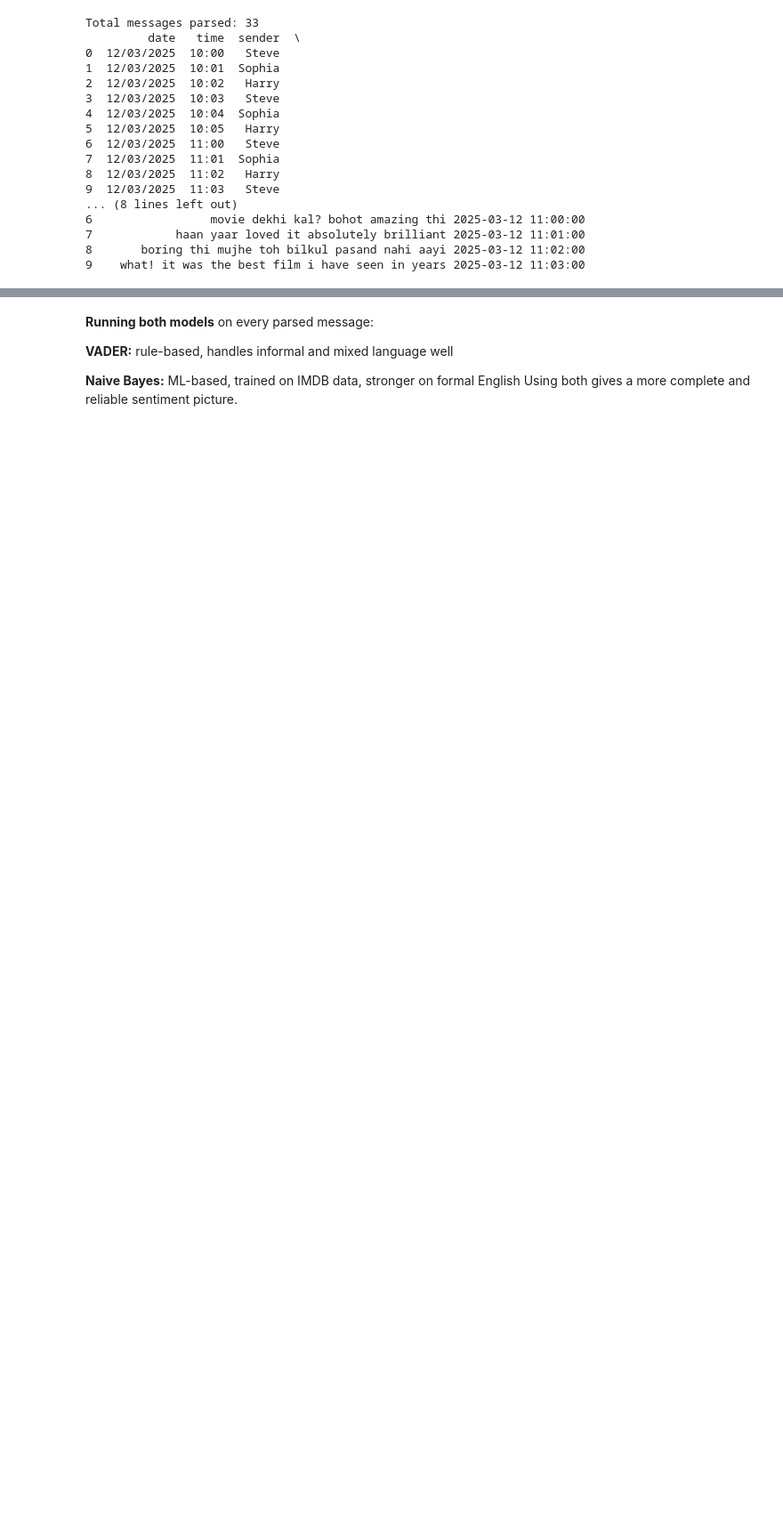
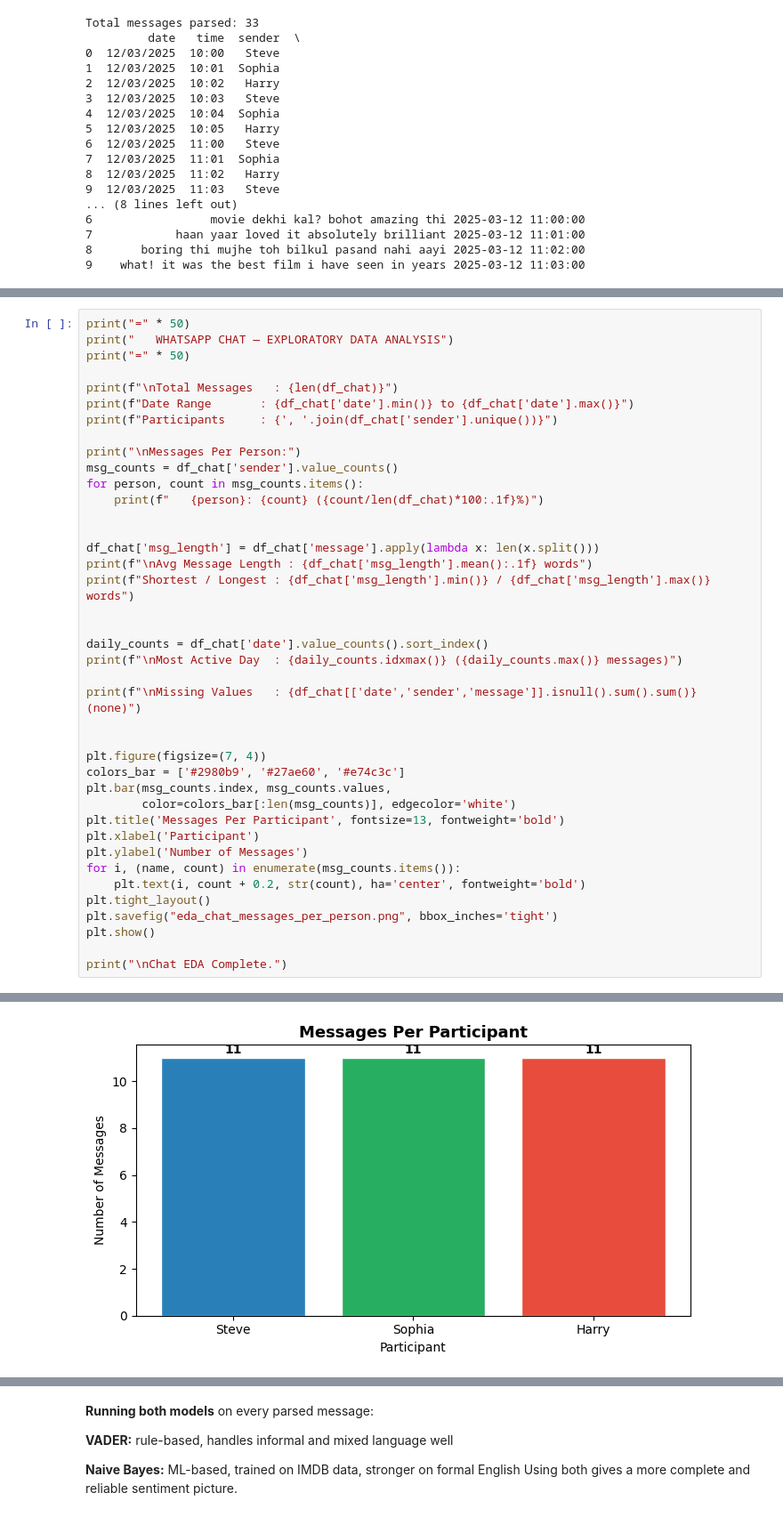
Before and after one commit to BilalAS173/whatsapp-mood-analyzer, a Jupyter notebook: Whatsapp_Mood_Analyzer.ipynb, the cells around one changed output, grey strips where cells are left out. Shown at 89% size. Drawn from its saved outputs; the diff is of its cells as text; blank space fills up the shorter version.

```diff
--- a/Whatsapp_Mood_Analyzer.ipynb
+++ b/Whatsapp_Mood_Analyzer.ipynb
@@ -370,0 +378,41 @@ Total messages parsed: 33
+# %%
+print("=" * 50)
+print("   WHATSAPP CHAT — EXPLORATORY DATA ANALYSIS")
+print("=" * 50)
+
+print(f"\nTotal Messages   : {len(df_chat)}")
+print(f"Date Range       : {df_chat['date'].min()} to {df_chat['date'].max()}")
+print(f"Participants     : {', '.join(df_chat['sender'].unique())}")
+
+print("\nMessages Per Person:")
+msg_counts = df_chat['sender'].value_counts()
+for person, count in msg_counts.items():
+    print(f"   {person}: {count} ({count/len(df_chat)*100:.1f}%)")
+
+
+df_chat['msg_length'] = df_chat['message'].apply(lambda x: len(x.split()))
+print(f"\nAvg Message Length : {df_chat['msg_length'].mean():.1f} words")
+print(f"Shortest / Longest : {df_chat['msg_length'].min()} / {df_chat['msg_length'].max()} words")
+
+
+daily_counts = df_chat['date'].value_counts().sort_index()
+print(f"\nMost Active Day  : {daily_counts.idxmax()} ({daily_counts.max()} messages)")
+
+print(f"\nMissing Values   : {df_chat[['date','sender','message']].isnull().sum().sum()} (none)")
+
+
+plt.figure(figsize=(7, 4))
+colors_bar = ['#2980b9', '#27ae60', '#e74c3c']
+plt.bar(msg_counts.index, msg_counts.values,
+        color=colors_bar[:len(msg_counts)], edgecolor='white')
+plt.title('Messages Per Participant', fontsize=13, fontweight='bold')
+plt.xlabel('Participant')
+plt.ylabel('Number of Messages')
+for i, (name, count) in enumerate(msg_counts.items()):
+    plt.text(i, count + 0.2, str(count), ha='center', fontweight='bold')
+plt.tight_layout()
+plt.savefig("eda_chat_messages_per_person.png", bbox_inches='tight')
+plt.show()
+
+print("\nChat EDA Complete.")
+# %% [output]
@@ -370,0 +438 @@ Total messages parsed: 33
+[figure, added]
```
Also changed, not shown: parts of 17 cells of this notebook.
